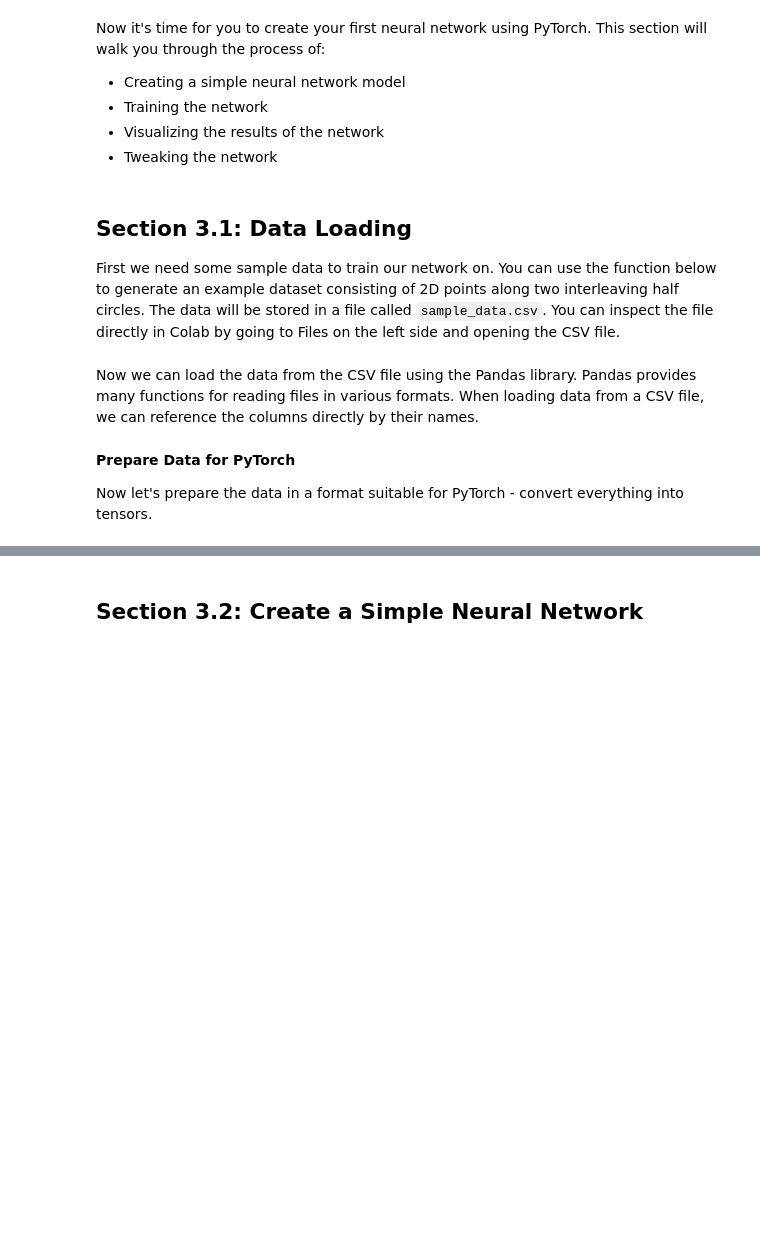
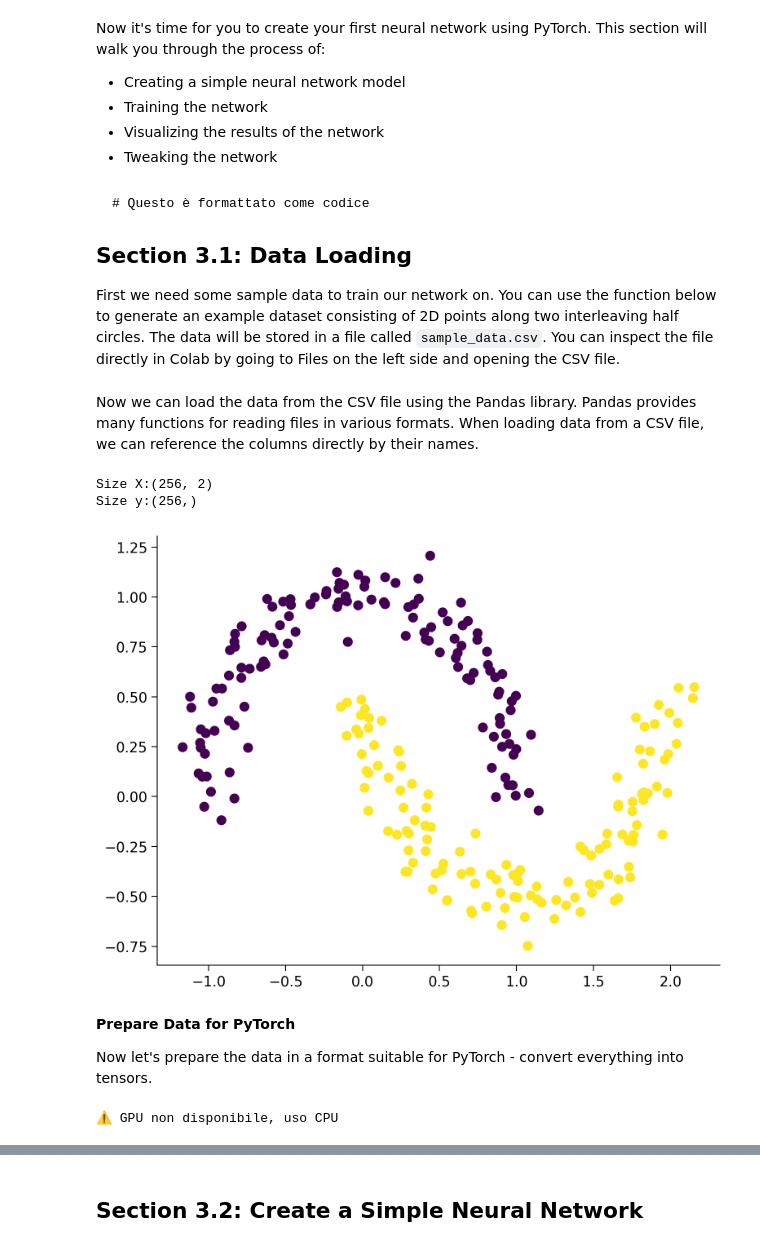
Before and after one commit to rikiatzori/DL, a Jupyter notebook: tutorials/W1D1_BasicsAndPytorch/student/W1D1_Tutorial1.ipynb, the cells around one changed output, grey strips where cells are left out. Cells and saved outputs as stored; diff of their text form; code cells hidden in the pictures; blank space fills up the shorter version.

````diff
--- a/tutorials/W1D1_BasicsAndPytorch/student/W1D1_Tutorial1.ipynb
+++ b/tutorials/W1D1_BasicsAndPytorch/student/W1D1_Tutorial1.ipynb
@@ -2012,6 +2028,12 @@ display(tabs)
 # @title Submit your feedback
 content_review(f"{feedback_prefix}_CSV_files_Video")
 # %% [markdown]
+
+
+```
+# Questo è formattato come codice
+```
+
 ## Section 3.1: Data Loading
 
 First we need some sample data to train our network on. You can use the function below to generate an example dataset consisting of 2D points along two interleaving half circles. The data will be stored in a file called `sample_data.csv`. You can inspect the file directly in Colab by going to Files on the left side and opening the CSV file.
@@ -2031,24 +2056,47 @@ Now we can load the data from the CSV file using the Pandas library. Pandas prov
 # %%
 # Load the data from the CSV file in a Pandas DataFrame
 data = pd.read_csv("sample_data.csv")
 
 # Create a 2D numpy array from the x0 and x1 columns
 X_orig = data[["x0", "x1"]].to_numpy()
 
 # Create a 1D numpy array from the y column
 y_orig = data["y"].to_numpy()
 
 # Print the sizes of the generated 2D points X and the corresponding labels Y
 print(f"Size X:{X_orig.shape}")
 print(f"Size y:{y_orig.shape}")
 
 # Visualize the dataset. The color of the points is determined by the labels `y_orig`.
-plt.scatter(X_orig[:, 0], X_orig[:, 1], s=40, c=y_orig)
+plt.scatter(X_orig[:, 0], X_orig[:, 1], s=60, c=y_orig)
 plt.show()
+# %% [output]
+Size X:(256, 2)
+Size y:(256,)
+[figure, added]
 # %% [markdown]
 **Prepare Data for PyTorch**
 
 Now let's prepare the data in a format suitable for PyTorch - convert everything into tensors.
+# %%
+import torch
+
+def set_device():
+    """
+    Determina se usare GPU o CPU
+    """
+    if torch.cuda.is_available():
+        device = torch.device('cuda')
+        print(f"✅ GPU disponibile: {torch.cuda.get_device_name(0)}")
+    else:
+        device = torch.device('cpu')
+        print("⚠️ GPU non disponibile, uso CPU")
+    return device
+
+# Ora chiamala
+DEVICE = set_device()
+# %% [output]
+⚠️ GPU non disponibile, uso CPU
 # %%
 # Initialize the device variable
 DEVICE = set_device()
````
Also changed, not shown: parts of 6 cells of this notebook.
